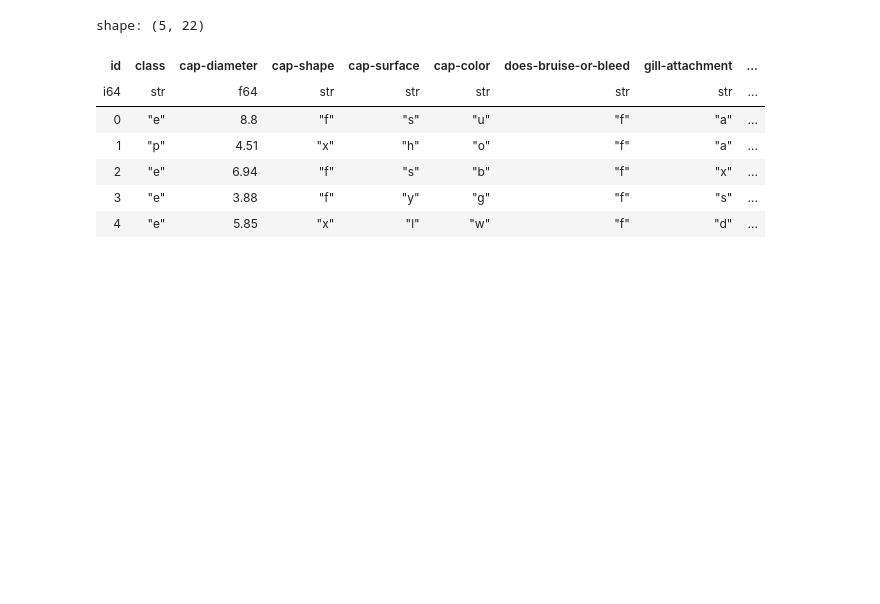
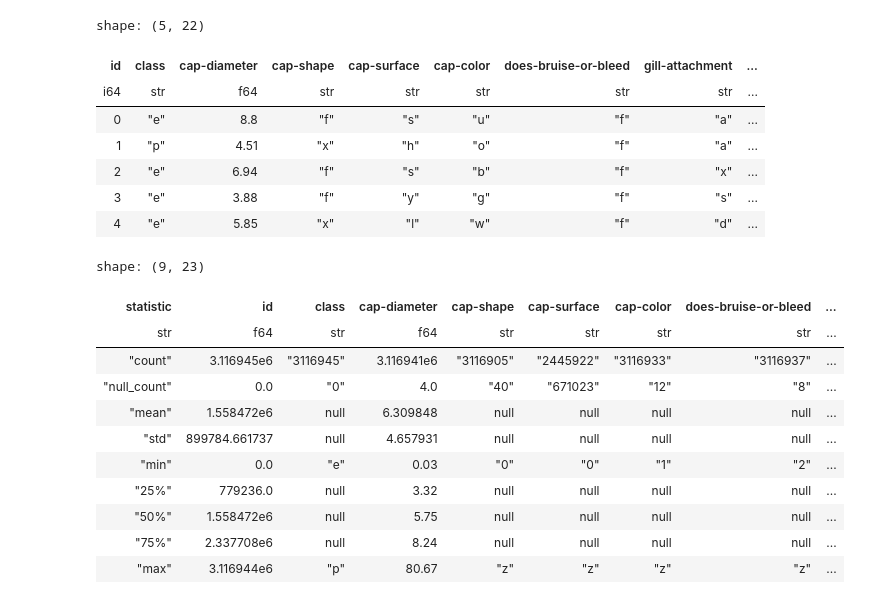
Before and after one commit to peterbull/kaggle-s04e08, a Jupyter notebook: inital_notebook.ipynb, the cells around one changed output. Cells and saved outputs as stored; diff of their text form; code cells hidden in the pictures; blank space fills up the shorter version.

```diff
--- a/inital_notebook.ipynb
+++ b/inital_notebook.ipynb
@@ -28,3 +35,18 @@ shape: (5, 22)
 | 2 | "e" | 6.94 | "f" | "s" | "b" | "f" | "x" | ... |
 | 3 | "e" | 3.88 | "f" | "y" | "g" | "f" | "s" | ... |
 | 4 | "e" | 5.85 | "x" | "l" | "w" | "f" | "d" | ... |
+# %%
+df_train.describe()
+# %% [output]
+shape: (9, 23)
+| statistic | id | class | cap-diameter | cap-shape | cap-surface | cap-color | does-bruise-or-bleed | ... |
+| str | f64 | str | f64 | str | str | str | str | ... |
+| "count" | 3.116945e6 | "3116945" | 3.116941e6 | "3116905" | "2445922" | "3116933" | "3116937" | ... |
+| "null_count" | 0.0 | "0" | 4.0 | "40" | "671023" | "12" | "8" | ... |
+| "mean" | 1.558472e6 | null | 6.309848 | null | null | null | null | ... |
+| "std" | 899784.661737 | null | 4.657931 | null | null | null | null | ... |
+| "min" | 0.0 | "e" | 0.03 | "0" | "0" | "1" | "2" | ... |
+| "25%" | 779236.0 | null | 3.32 | null | null | null | null | ... |
+| "50%" | 1.558472e6 | null | 5.75 | null | null | null | null | ... |
+| "75%" | 2.337708e6 | null | 8.24 | null | null | null | null | ... |
+| "max" | 3.116944e6 | "p" | 80.67 | "z" | "z" | "z" | "z" | ... |
```
Also changed, not shown: parts of 40 cells of this notebook, 2 other files.
